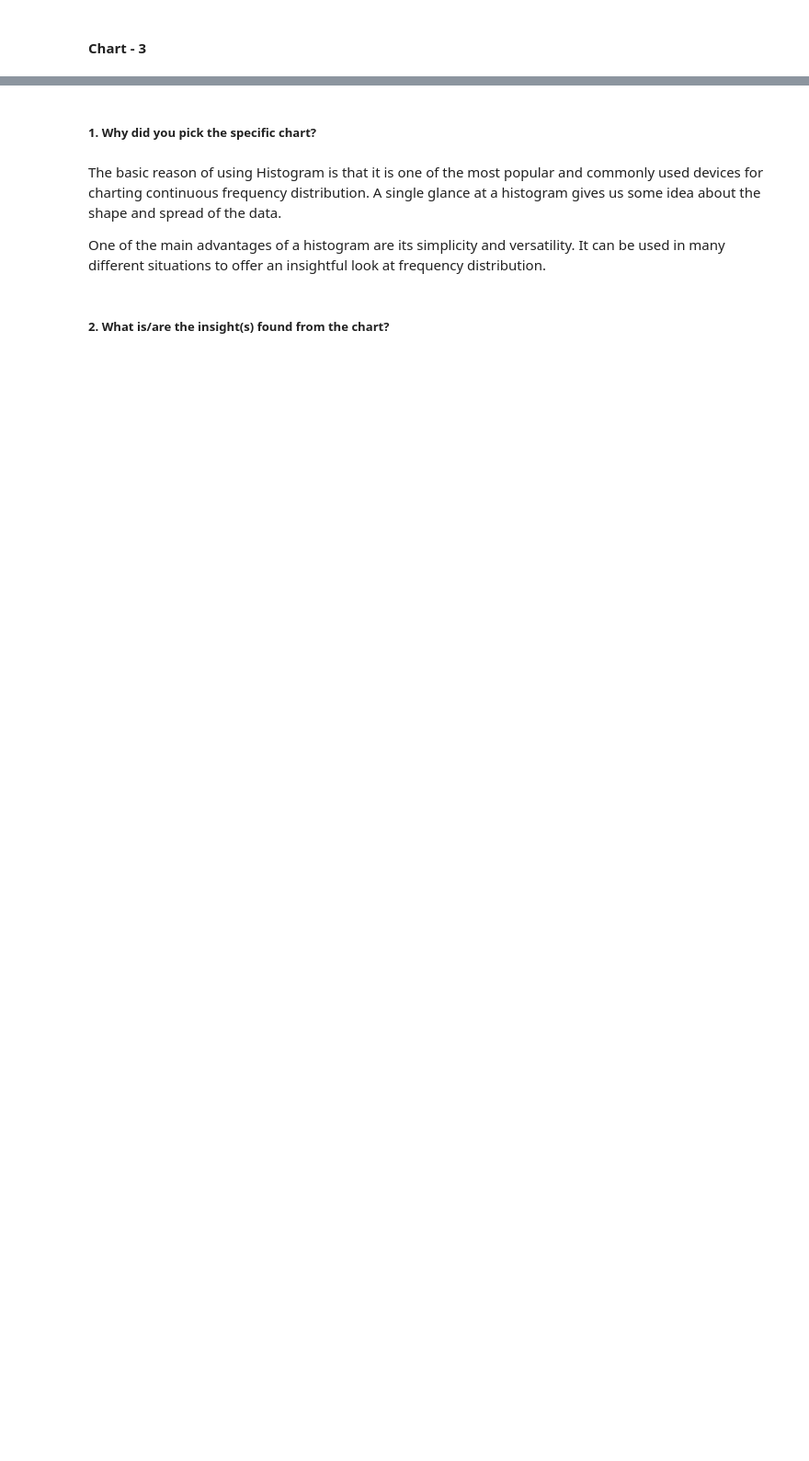
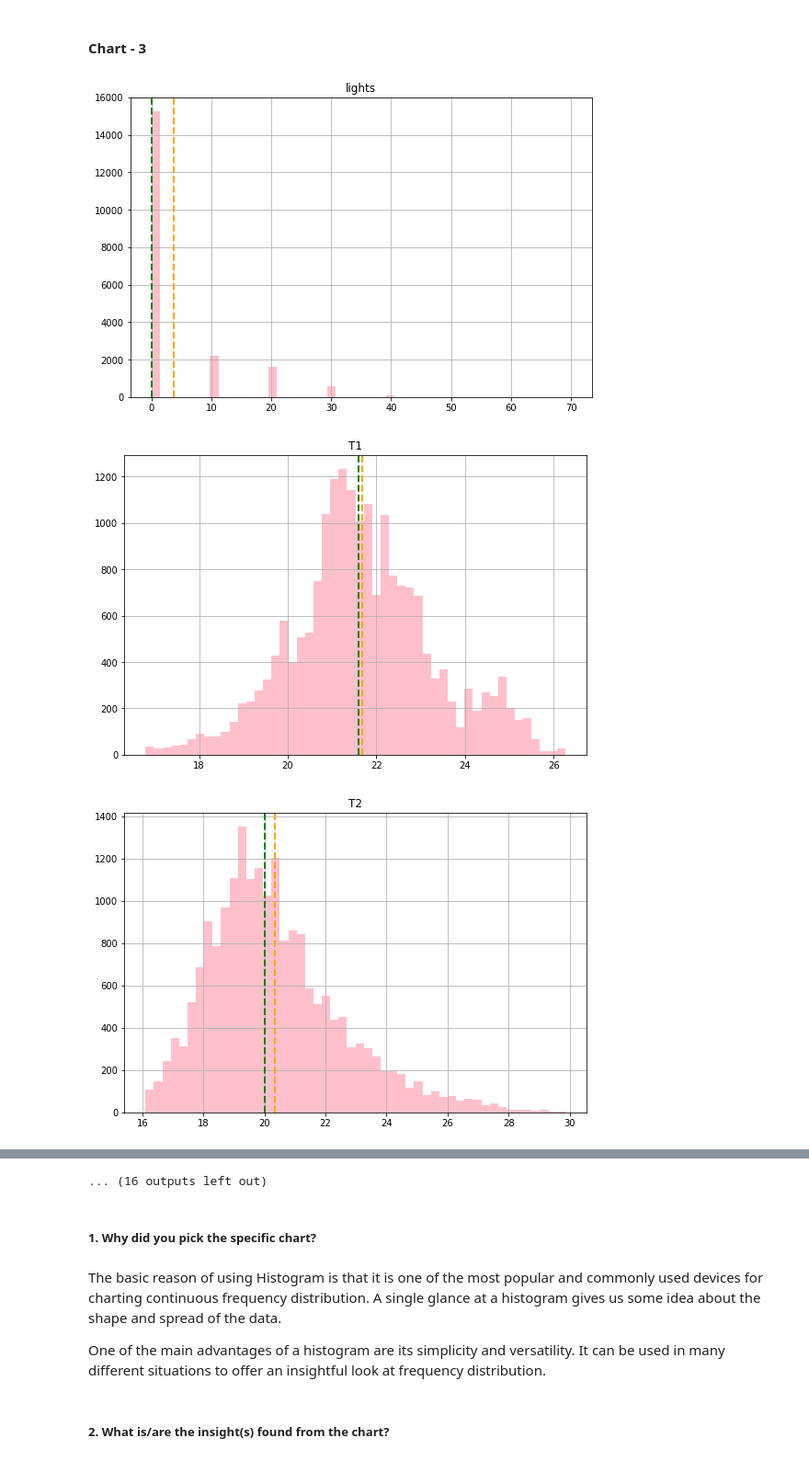
Before and after one commit to DipanshuKumar449/Appliance-Energy-Prediction, a Jupyter notebook: Appliance_Energy_Prediction.ipynb, the cells around one changed output, grey strips where cells are left out. Shown at 92% size. Drawn from its saved outputs; the diff is of its cells as text; code cells hidden in the pictures; blank space fills up the shorter version.

```diff
--- a/Appliance_Energy_Prediction.ipynb
+++ b/Appliance_Energy_Prediction.ipynb
@@ -188,8 +251,6 @@ df.nunique()
 # %%
 # Write your code to make your dataset analysis ready.
 #creating separte columns for better understanding
-
-dat_col = ["date"]
 
 light_col = ["lights"]
 
@@ -205,7 +266,7 @@ taget_col = ["Appliances"]
 
 #Defining Independent and Dependent variables
 
-independent_var = df[dat_col + light_col + temp_col + humidity_col + weather_col + random_col ]
+independent_var = df[ light_col + temp_col + humidity_col + weather_col + random_col]
 
 dependent_var = df[taget_col]
 # %%
@@ -295,17 +441,21 @@ Answer Here
 #### Chart - 3
 # %%
 # Chart - 3 visualization code
-# Creating bar plots for each features i.e columns
+# Creating bar plots for each features i.e considering only numerical columns
 
-independent_var_columns = independent_var.columns
+independent_var_columns = independent_var.describe().columns
 
 
-for col in independent_var_columns[1:]:
+for col in independent_var_columns:
     fig = plt.figure(figsize=(9, 6))
     ax = fig.gca()
     feature = df[col]
     feature.hist(bins=50, ax = ax ,color ='pink')
     ax.axvline(feature.mean(), color='orange', linestyle='dashed', linewidth=2)
     ax.axvline(feature.median(), color='green', linestyle='dashed', linewidth=2)
     ax.set_title(col)
 plt.show()
+# %% [output]
+[figure, added]
+[figure, added]
+[figure, added]
@@ -312,3 +471,4 @@ plt.show()
+... (16 outputs left out)
 # %% [markdown]
 ##### 1. Why did you pick the specific chart?
 # %% [markdown]
```
Also changed, not shown: parts of 357 cells of this notebook.
